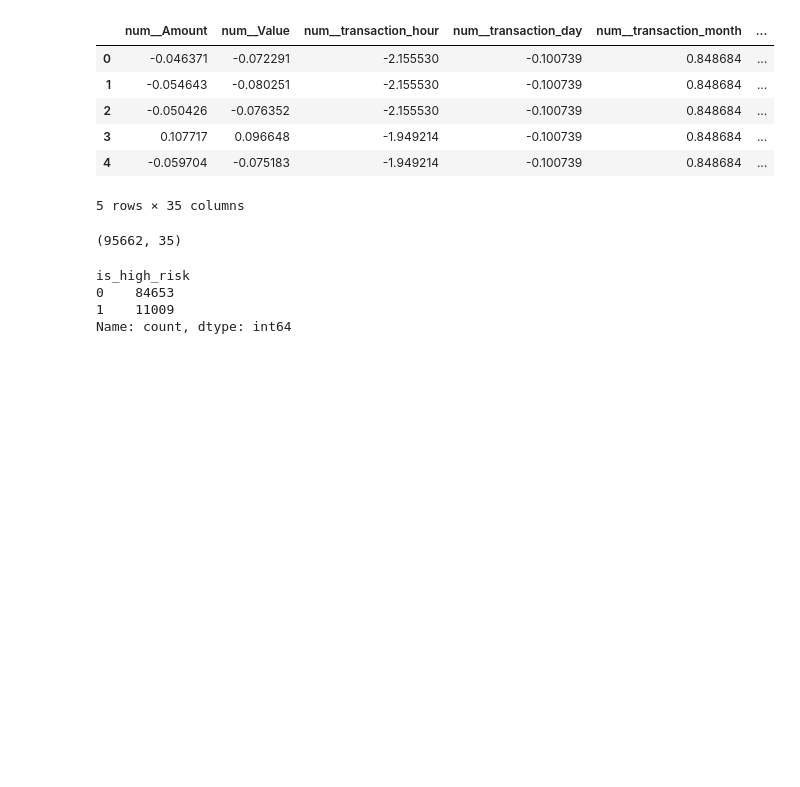
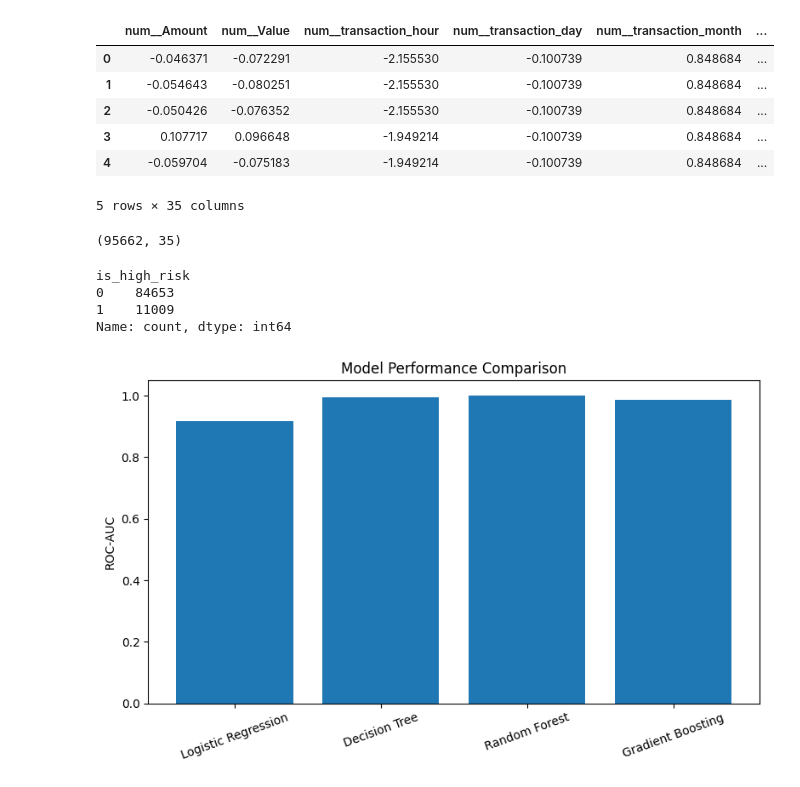
Before and after one commit to codequeen-11/credit-risk-model, a Jupyter notebook: notebooks/05_model_training.ipynb, the cells around one changed output. Drawn from its saved outputs; the diff is of its cells as text; code cells hidden in the pictures; blank space fills up the shorter version.

```diff
--- a/notebooks/05_model_training.ipynb
+++ b/notebooks/05_model_training.ipynb
@@ -157,3 +143,31 @@ final_df.to_csv(
     "../data/processed/final_training_data.csv",
     index=False
 )
+# %%
+import pandas as pd
+import matplotlib.pyplot as plt
+
+results = pd.DataFrame({
+    "Model": [
+        "Logistic Regression",
+        "Decision Tree",
+        "Random Forest",
+        "Gradient Boosting"
+    ],
+    "ROC_AUC": [
+        0.9172,
+        0.9934,
+        0.9992,
+        0.9859
+    ]
+})
+
+plt.figure(figsize=(8,5))
+plt.bar(results["Model"], results["ROC_AUC"])
+plt.ylabel("ROC-AUC")
+plt.title("Model Performance Comparison")
+plt.xticks(rotation=20)
+plt.tight_layout()
+plt.show()
+# %% [output]
+[figure, added]
```
Also changed, not shown: parts of 2 cells of this notebook, 3 other files.
